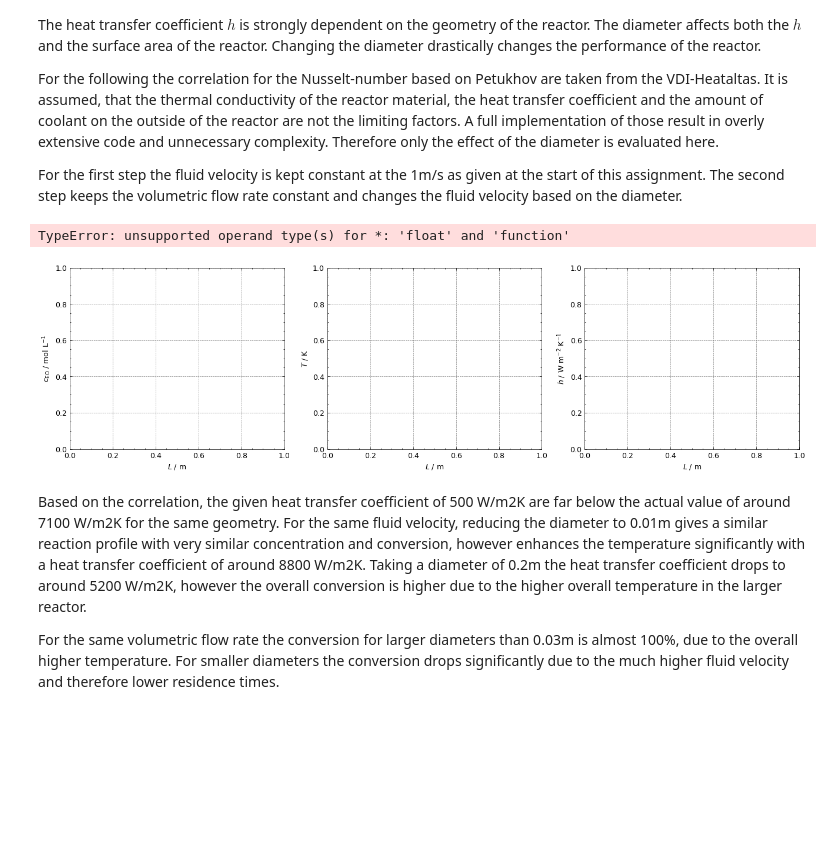
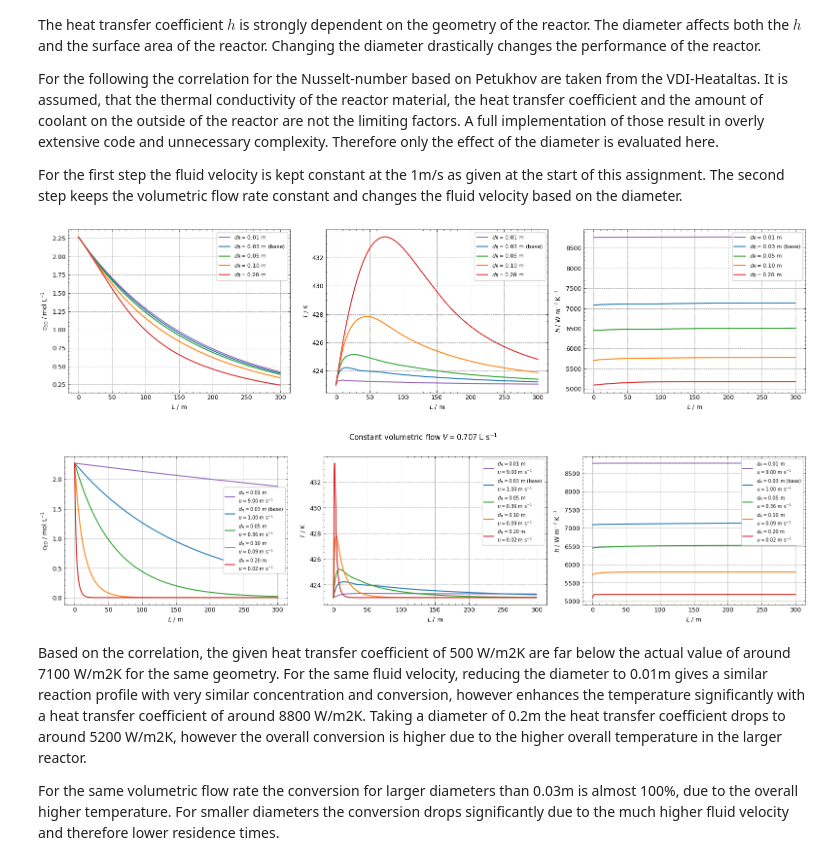
Before and after one commit to SirHenry1st/CRE_3, a Jupyter notebook: Assignment 3/CRE_3_Assignment_3 Report.ipynb, the cells around one changed output. Saved outputs shown, nothing was run; the diff lists cells and outputs as text; code cells hidden in the pictures; blank space fills up the shorter version.

Commit message:
Error fix (multilple definitions of u)

```diff
--- a/Assignment 3/CRE_3_Assignment_3 Report.ipynb
+++ b/Assignment 3/CRE_3_Assignment_3 Report.ipynb
@@ -1149,7 +1150,7 @@ The second step keeps the volumetric flow rate constant and changes the fluid ve
 c_WA_0 = (rho - c_10 * M_EO / 1000) / (M_WA / 1000)  # mol/m³  ≈ 49970
 
 def h_by_petukov(T, x, d_R):
-    Re = rho_mix(T, x) * u * d_R / eta_mix(T, x)
+    Re = rho_mix(T, x) * u_ref * d_R / eta_mix(T, x)
     Pr = eta_mix(T, x) * c_p_mix(T, x) / lambda_mix(T, x)
     xi = np.power(1.8 * np.log10(Re) - 1.5, -2)
     Nu = np.divide(((xi/8) * (Re - 1000) * Pr),(1 + 12.7 * np.power(xi/8, 0.5) * (np.power(Pr, 2/3) - 1))) * (1 + np.power(d_R / L_R, 2/3))
@@ -1181,11 +1182,11 @@ def PFTR_petukhov(L, f, d):
 
     r = kinetics(T, c_EO)
 
-    dc_EOdL = -r / u
-    dc_EGdL =  r / u
-    dc_WAdL = -r / u   # water consumed 1:1 with EO
+    dc_EOdL = -r / u_ref
+    dc_EGdL =  r / u_ref
+    dc_WAdL = -r / u_ref   # water consumed 1:1 with EO
 
-    dTdL = (-H_R * r / C_mix - h * a * (T - T_wall) / C_mix) / u
+    dTdL = (-H_R * r / C_mix - h * a * (T - T_wall) / C_mix) / u_ref
 
     return np.array([dc_EOdL, dc_EGdL, dc_WAdL, dTdL])
 
@@ -1205,45 +1206,44 @@ fig, (ax1, ax2, ax3) = plt.subplots(1, 3, figsize=(16, 4))
 ax1.set(xlabel='$L$ / m', ylabel='$c_{\\mathrm{EO}}$ / mol L$^{-1}$')
 ax2.set(xlabel='$L$ / m', ylabel='$T$ / K')
 ax3.set(xlabel='$L$ / m', ylabel='$h$ / W m$^{-2}$ K$^{-1}$')
 
 for (label, d), color in zip(d_cases.items(), colors):
     sol = integ.solve_ivp(
         PFTR_petukhov, Lspan, f_init_4,
         args=(d,), method='BDF', t_eval=leval
     )
 
     # Reconstruct h along the reactor for the third panel
     c_tot = sol.y[0] + sol.y[1] + sol.y[2]
     x_WA  = sol.y[2] / c_tot
     x_EG  = sol.y[1] / c_tot
     x_EO  = sol.y[0] / c_tot
     T_sol = sol.y[3]
     h_sol = np.array([
         h_by_petukov(T_sol[i], np.array([x_WA[i], x_EG[i], x_EO[i]]), d)
         for i in range(len(sol.t))
     ])
 
     ax1.plot(sol.t, sol.y[0] / 1000,  color=color, label=label)
     ax2.plot(sol.t, T_sol,             color=color, label=label)
     ax3.plot(sol.t, h_sol,             color=color, label=label)
 
 for ax in (ax1, ax2, ax3):
     ax.legend(fontsize=8)
 fig.tight_layout()
 plt.show()
 # %% [output]
-TypeError: unsupported operand type(s) for *: 'float' and 'function'
-[figure, old version]
+[figure, new version]
 # %%
 #Tube Diameter — constant volumetric flow rate V
 
 # Base volumetric flow from the base case (d_R=0.03, u=1.0 m/s)
-V_base = u * np.pi * (d_R / 2)**2   # m³/s  ≈ 7.07e-4
+V_base = u_ref * np.pi * (d_R / 2)**2   # m³/s  ≈ 7.07e-4
 
-def PFTR_petukhov_Q(L, f, d, u_d):
+def PFTR_petukhov_V(L, f, d, u_d):
     """
     Same as PFTR_petukhov but with variable fluid velocity u_d,
-    used for constant-Q diameter sensitivity.
+    used for constant-V diameter sensitivity.
     """
     c_EO, c_EG, c_WA, T = f[0], f[1], f[2], f[3]
 
@@ -1270,10 +1270,10 @@ ax2.set(xlabel='$L$ / m', ylabel='$T$ / K')
 ax3.set(xlabel='$L$ / m', ylabel='$h$ / W m$^{-2}$ K$^{-1}$')
 
 for (label, d), color in zip(d_cases.items(), colors):
-    u_d = V_base / (np.pi * (d / 2)**2)   # velocity for this diameter at constant Q
+    u_d = V_base / (np.pi * (d / 2)**2)   # velocity for this diameter at constant V
 
     sol = integ.solve_ivp(
-        PFTR_petukhov_Q, Lspan, f_init_4,
+        PFTR_petukhov_V, Lspan, f_init_4,
         args=(d, u_d), method='BDF', t_eval=leval
     )
 
@@ -1298,6 +1298,8 @@ for ax in (ax1, ax2, ax3):
 fig.suptitle(f'Constant volumetric flow $V = {V_base*1000:.3f}$ L s$^{{-1}}$', y=1.01)
 fig.tight_layout()
 plt.show()
+# %% [output]
+[figure, added]
 # %% [markdown]
 Based on the correlation, the given heat transfer coefficient of 500 W/m2K are far below the actual value of around 7100 W/m2K for the same geometry.
 For the same fluid velocity, reducing the diameter to 0.01m gives a similar reaction profile with very similar concentration and conversion, however enhances the temperature significantly with a heat transfer coefficient of around 8800 W/m2K.
```
Also changed, not shown: parts of 1 cell of this notebook.
